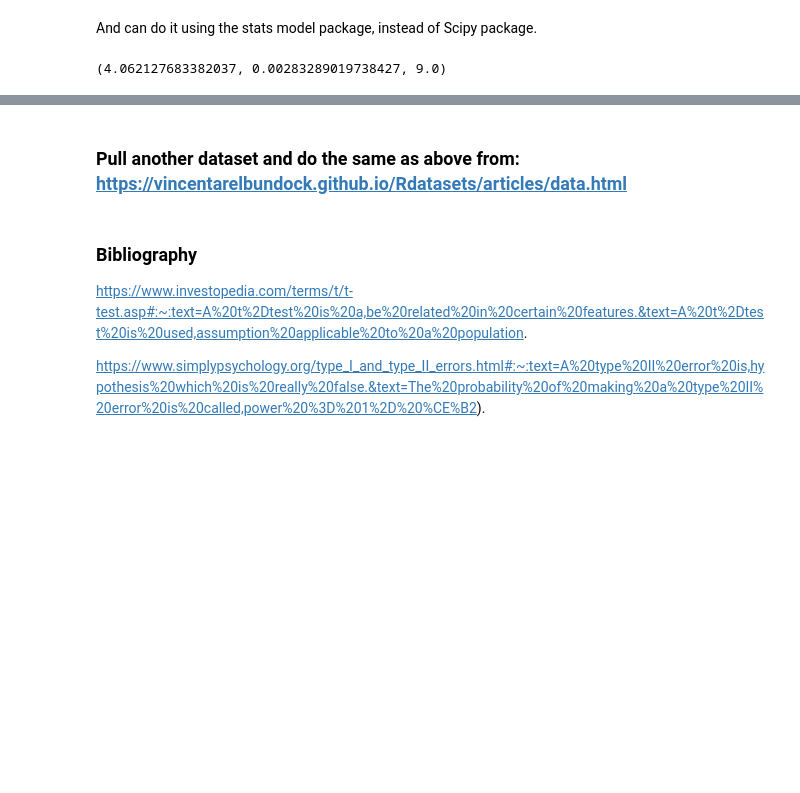
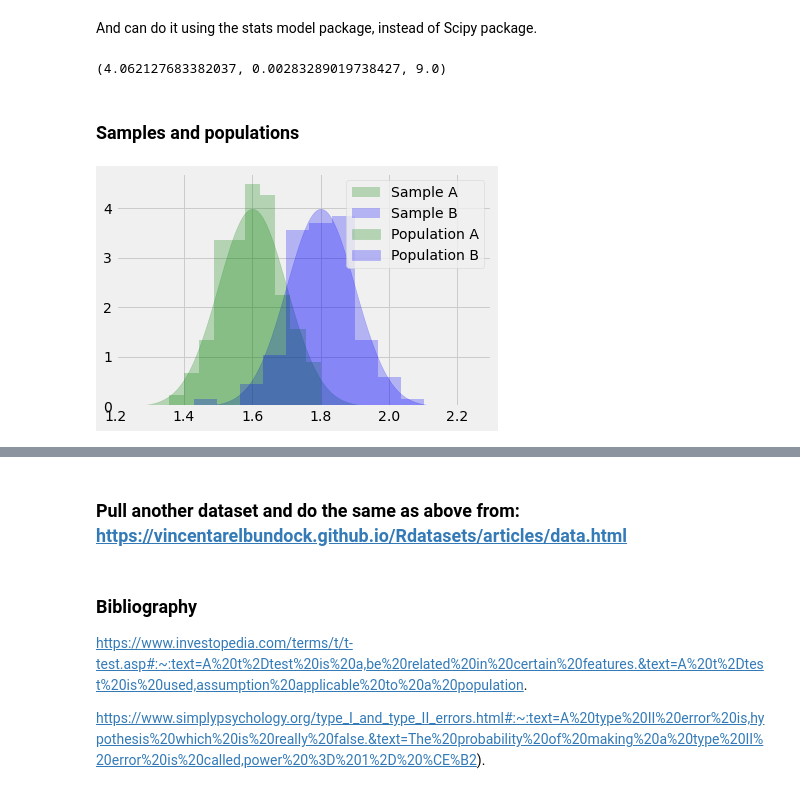
Before and after one commit to daithimarkham/Machine-Learning-and-Statistics, a Jupyter notebook: T-Tests .ipynb, the cells around one changed output, grey strips where cells are left out. Cells and saved outputs as stored; diff of their text form; code cells hidden in the pictures; blank space fills up the shorter version.

```diff
--- a/T-Tests .ipynb
+++ b/T-Tests .ipynb
@@ -288,3 +308,34 @@ And can do it using the stats model package, instead of Scipy package.
 stat.DescrStatsW(drugB - drugA).ttest_mean(0)
 # %% [output]
 (4.062127683382037, 0.00283289019738427, 9.0)
+# %% [markdown]
+### Samples and populations
+# %%
+# Set parameters for two populations.
+popA = {'m': 1.6, 's': 0.1}
+popB = {'m': 1.8, 's': 0.1}
+
+# Create two samples, one from each population.
+sampA = np.random.normal(popA['m'], popA['s'], 100)
+sampB = np.random.normal(popB['m'], popB['s'], 100)
+
+# x values for plotting.
+x = np.linspace(1.25, 2.25, 1000)
+
+# The probability density functions (PDFs) for the two populations.
+pdfA = ss.norm.pdf(x, popA['m'], popA['s'])
+pdfB = ss.norm.pdf(x, popB['m'], popB['s'])
+
+# Plot the population PDFs as shaded regions.
+plt.fill_between(x, pdfA, color='g', alpha=0.25, label="Population A")
+plt.fill_between(x, pdfB, color='b', alpha=0.25, label="Population B")
+
+# Plot histograms of the two samples.
+plt.hist(sampA, density=True, color='g', alpha=0.25, label="Sample A")
+plt.hist(sampB, density=True, color='b', alpha=0.25, label="Sample B")
+
+# Display a legend.
+plt.legend()
+plt.show()
+# %% [output]
+[figure, added]
```
Also changed, not shown: parts of 20 cells of this notebook.
